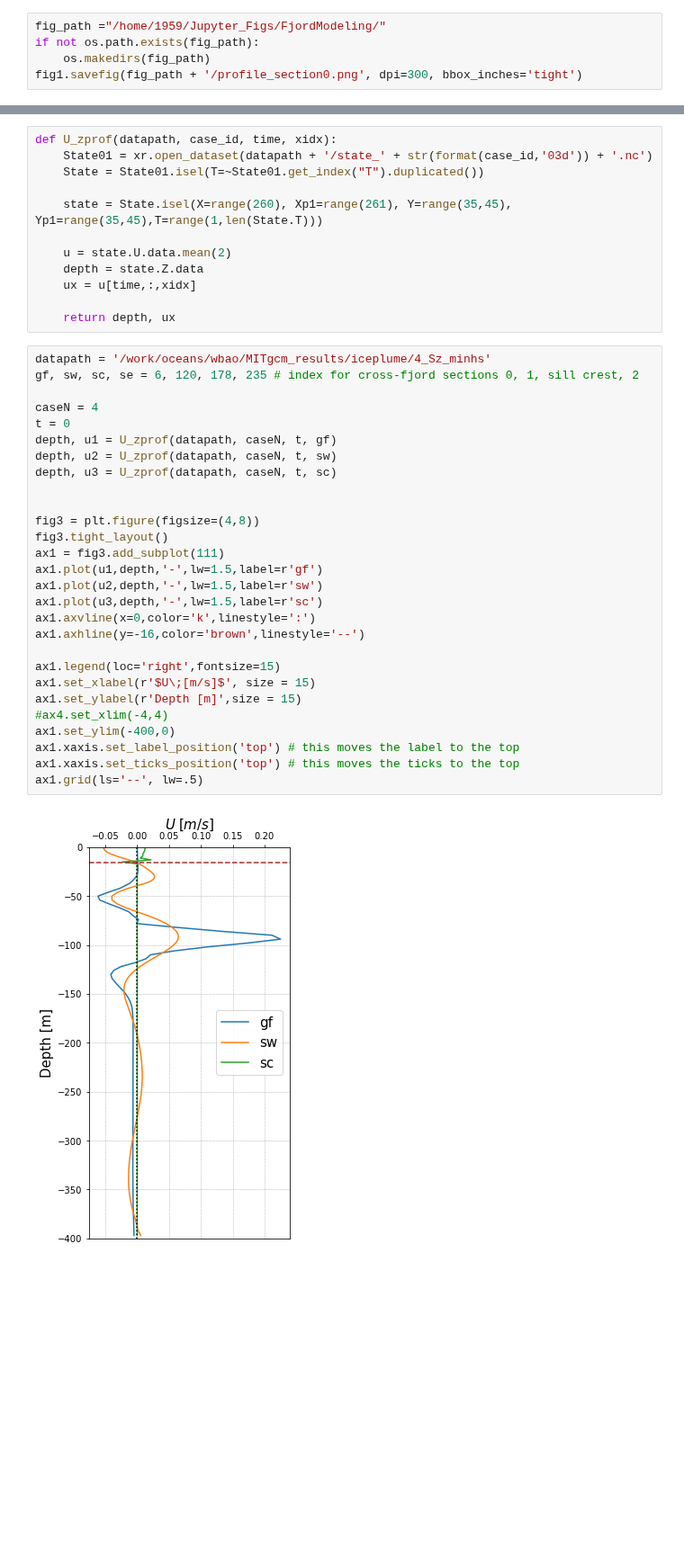
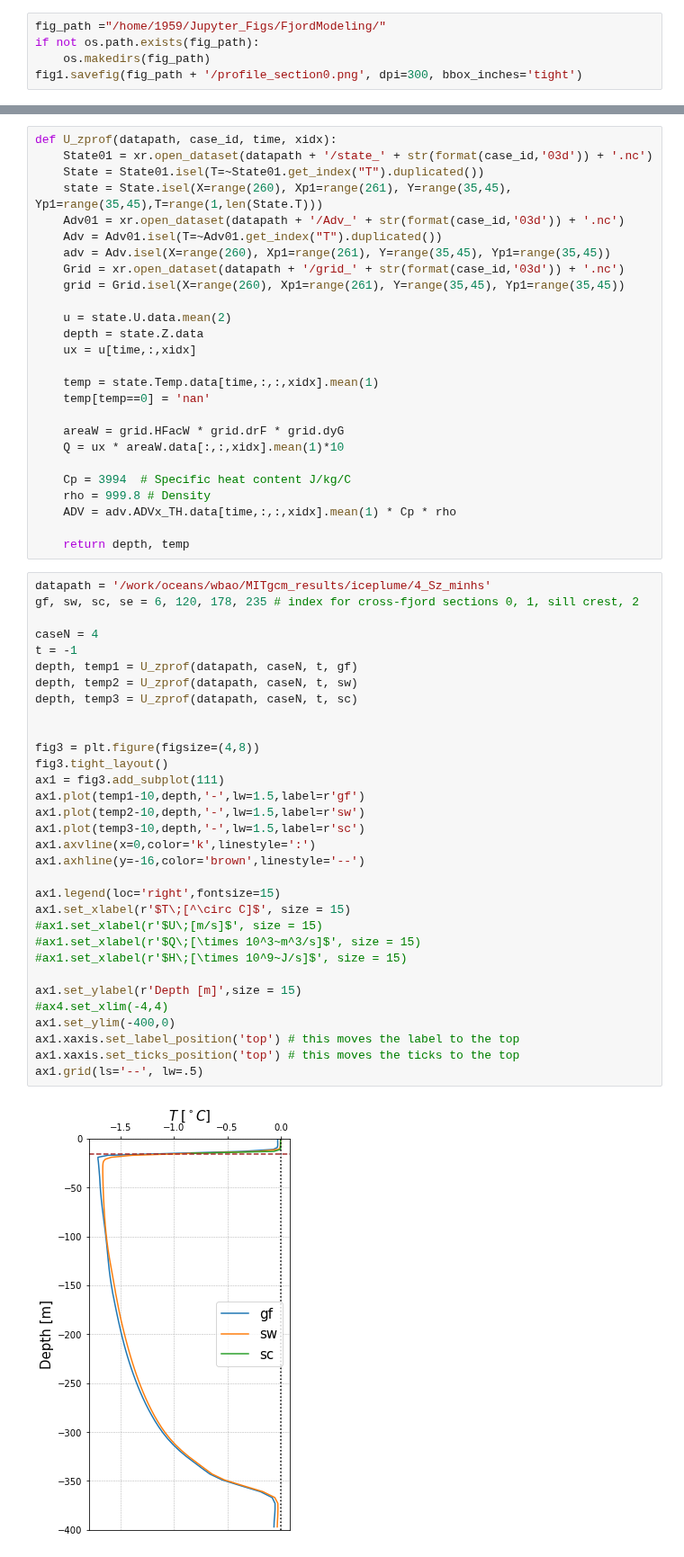
Before and after one commit to weiyangbao/Jupyter-Iceplume, a Jupyter notebook: Fjord Modeling/vertical_profiles.ipynb, the cells around one changed output, grey strips where cells are left out. Shown at 90% size. Cells and saved outputs as stored; diff of their text form; blank space fills up the shorter version.

Commit message:
Adjust to make new plots for the manuscript.

```diff
--- a/Fjord Modeling/vertical_profiles.ipynb
+++ b/Fjord Modeling/vertical_profiles.ipynb
@@ -165,41 +165,59 @@ for i in range(len(case)):
 def U_zprof(datapath, case_id, time, xidx):
     State01 = xr.open_dataset(datapath + '/state_' + str(format(case_id,'03d')) + '.nc')
     State = State01.isel(T=~State01.get_index("T").duplicated())
-
     state = State.isel(X=range(260), Xp1=range(261), Y=range(35,45), Yp1=range(35,45),T=range(1,len(State.T)))
+    Adv01 = xr.open_dataset(datapath + '/Adv_' + str(format(case_id,'03d')) + '.nc')
+    Adv = Adv01.isel(T=~Adv01.get_index("T").duplicated())
+    adv = Adv.isel(X=range(260), Xp1=range(261), Y=range(35,45), Yp1=range(35,45))
+    Grid = xr.open_dataset(datapath + '/grid_' + str(format(case_id,'03d')) + '.nc')
+    grid = Grid.isel(X=range(260), Xp1=range(261), Y=range(35,45), Yp1=range(35,45))
 
     u = state.U.data.mean(2)
     depth = state.Z.data
     ux = u[time,:,xidx]
 
-    return depth, ux
+    temp = state.Temp.data[time,:,:,xidx].mean(1)
+    temp[temp==0] = 'nan'
+
+    areaW = grid.HFacW * grid.drF * grid.dyG
+    Q = ux * areaW.data[:,:,xidx].mean(1)*10
+
+    Cp = 3994  # Specific heat content J/kg/C
+    rho = 999.8 # Density
+    ADV = adv.ADVx_TH.data[time,:,:,xidx].mean(1) * Cp * rho
+
+    return depth, temp
 # %%
 datapath = '/work/oceans/wbao/MITgcm_results/iceplume/4_Sz_minhs'
 gf, sw, sc, se = 6, 120, 178, 235 # index for cross-fjord sections 0, 1, sill crest, 2
 
 caseN = 4
-t = 0
-depth, u1 = U_zprof(datapath, caseN, t, gf)
-depth, u2 = U_zprof(datapath, caseN, t, sw)
-depth, u3 = U_zprof(datapath, caseN, t, sc)
+t = -1
+depth, temp1 = U_zprof(datapath, caseN, t, gf)
+depth, temp2 = U_zprof(datapath, caseN, t, sw)
+depth, temp3 = U_zprof(datapath, caseN, t, sc)
 
 
 fig3 = plt.figure(figsize=(4,8))
 fig3.tight_layout()
 ax1 = fig3.add_subplot(111)
-ax1.plot(u1,depth,'-',lw=1.5,label=r'gf')
-ax1.plot(u2,depth,'-',lw=1.5,label=r'sw')
-ax1.plot(u3,depth,'-',lw=1.5,label=r'sc')
+ax1.plot(temp1-10,depth,'-',lw=1.5,label=r'gf')
+ax1.plot(temp2-10,depth,'-',lw=1.5,label=r'sw')
+ax1.plot(temp3-10,depth,'-',lw=1.5,label=r'sc')
 ax1.axvline(x=0,color='k',linestyle=':')
 ax1.axhline(y=-16,color='brown',linestyle='--')
 
 ax1.legend(loc='right',fontsize=15)
-ax1.set_xlabel(r'$U\;[m/s]$', size = 15)
+ax1.set_xlabel(r'$T\;[^\circ C]$', size = 15)
+#ax1.set_xlabel(r'$U\;[m/s]$', size = 15)
+#ax1.set_xlabel(r'$Q\;[\times 10^3~m^3/s]$', size = 15)
+#ax1.set_xlabel(r'$H\;[\times 10^9~J/s]$', size = 15)
+
 ax1.set_ylabel(r'Depth [m]',size = 15)
 #ax4.set_xlim(-4,4)
 ax1.set_ylim(-400,0)
 ax1.xaxis.set_label_position('top') # this moves the label to the top
 ax1.xaxis.set_ticks_position('top') # this moves the ticks to the top
 ax1.grid(ls='--', lw=.5)
 # %% [output]
-[figure, old version]
+[figure, new version]
```
Also changed, not shown: 6 other files.
